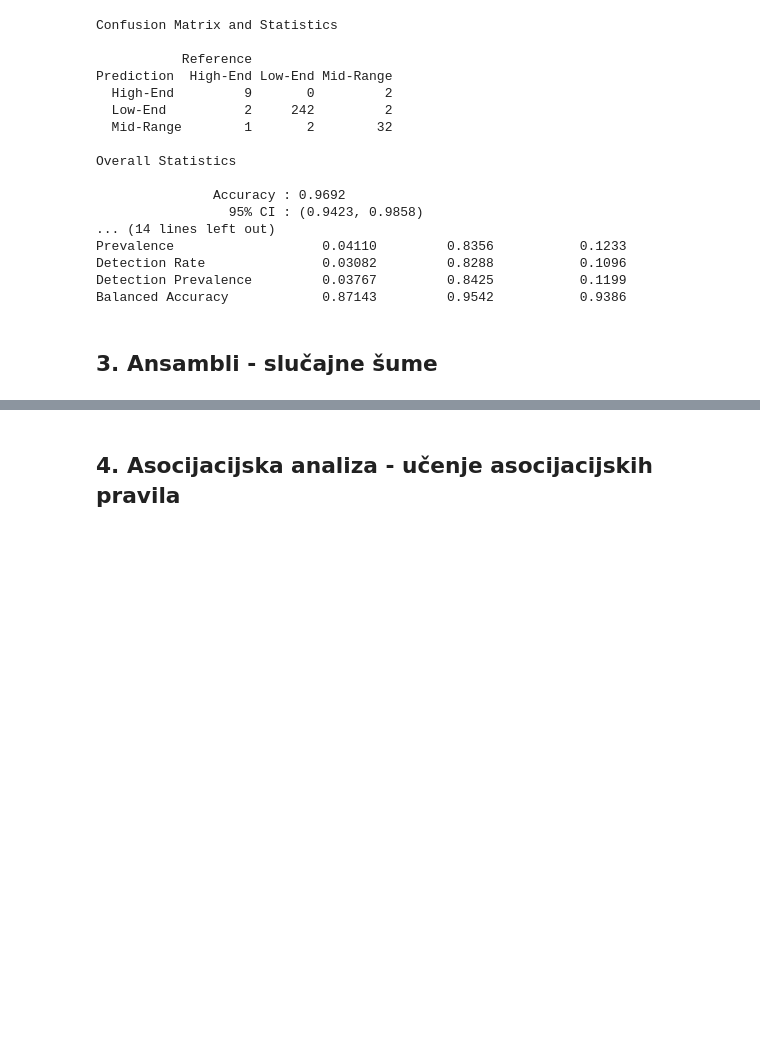
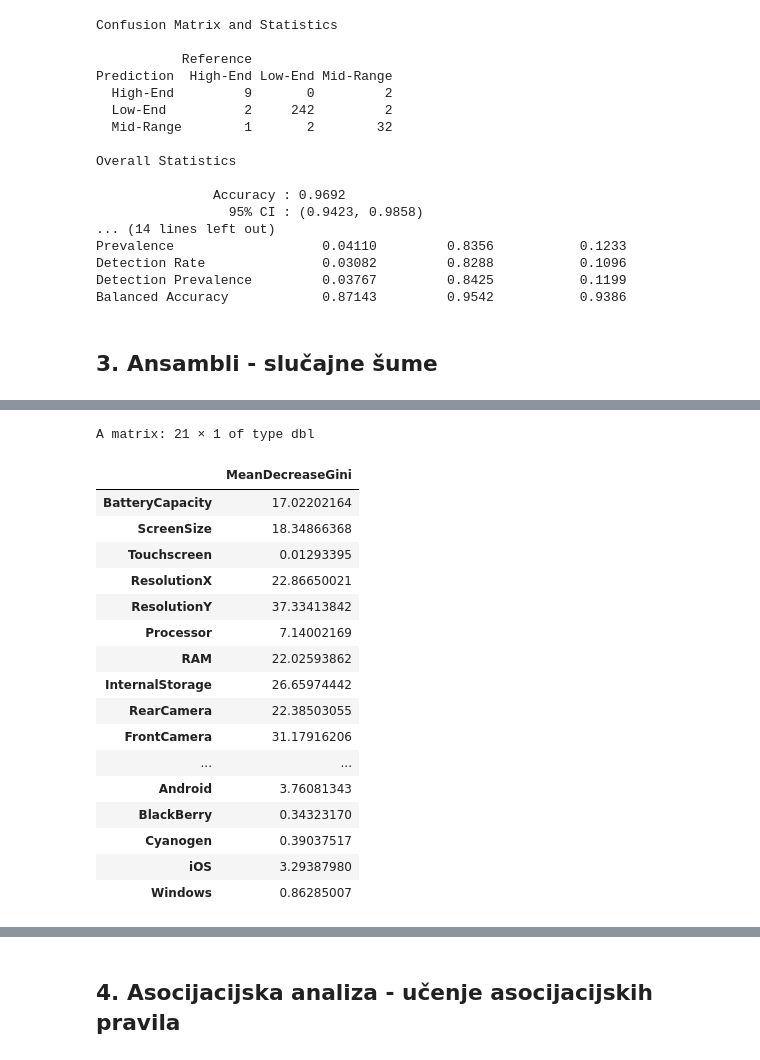
Before and after one commit to IvanVinski/dap-projekt, a Jupyter notebook: projekt.ipynb, the cells around one changed output, grey strips where cells are left out. Cells and saved outputs as stored; diff of their text form; code cells hidden in the pictures; blank space fills up the shorter version.

```diff
--- a/projekt.ipynb
+++ b/projekt.ipynb
@@ -189,0 +332,21 @@ Balanced Accuracy            0.87143         0.9542           0.9386
+# %%
+importance(rf_model2)
+# %% [output]
+A matrix: 21 × 1 of type dbl
+|  | MeanDecreaseGini |
+| BatteryCapacity | 17.02202164 |
+| ScreenSize | 18.34866368 |
+| Touchscreen | 0.01293395 |
+| ResolutionX | 22.86650021 |
+| ResolutionY | 37.33413842 |
+| Processor | 7.14002169 |
+| RAM | 22.02593862 |
+| InternalStorage | 26.65974442 |
+| RearCamera | 22.38503055 |
+| FrontCamera | 31.17916206 |
+| ... | ... |
+| Android | 3.76081343 |
+| BlackBerry | 0.34323170 |
+| Cyanogen | 0.39037517 |
+| iOS | 3.29387980 |
+| Windows | 0.86285007 |
```
Also changed, not shown: parts of 20 cells of this notebook.
